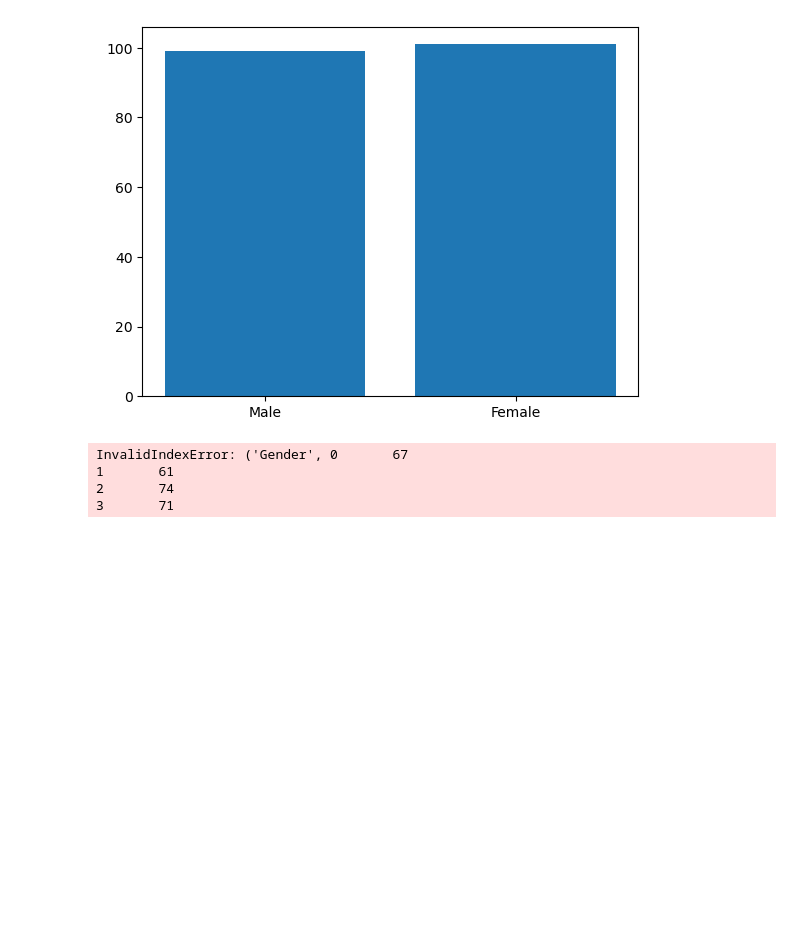
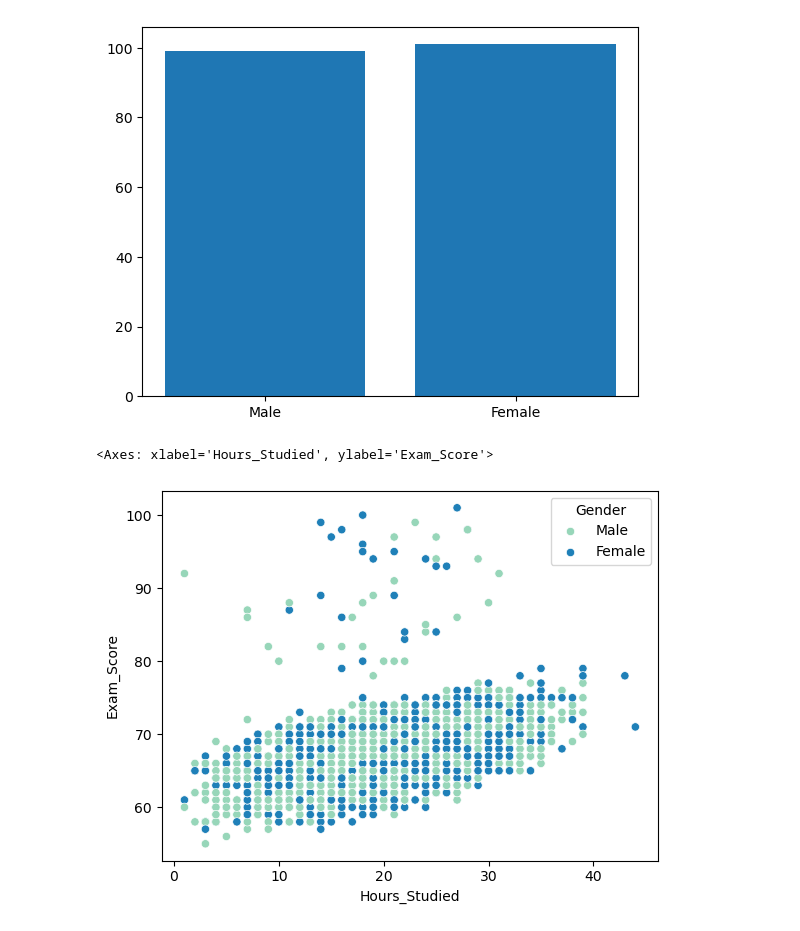
Before and after one commit to KabinGamal/Student_Exam_Peformance, a Jupyter notebook: main.ipynb, the cells around one changed output. Drawn from its saved outputs; the diff is of its cells as text; code cells hidden in the pictures; blank space fills up the shorter version.

Commit message:
Scatter

```diff
--- a/main.ipynb
+++ b/main.ipynb
@@ -173,9 +174,7 @@ plt.show()
 # %% [output]
 [figure]
 # %%
-sns.scatter(x="")
+sns.scatterplot(x="Hours_Studied",y="Exam_Score",data=data,hue="Gender",palette="YlGnBu")
 # %% [output]
-InvalidIndexError: ('Gender', 0       67
-1       61
-2       74
-3       71
+<Axes: xlabel='Hours_Studied', ylabel='Exam_Score'>
+[figure, added]
```
Also changed, not shown: parts of 1 cell of this notebook.
